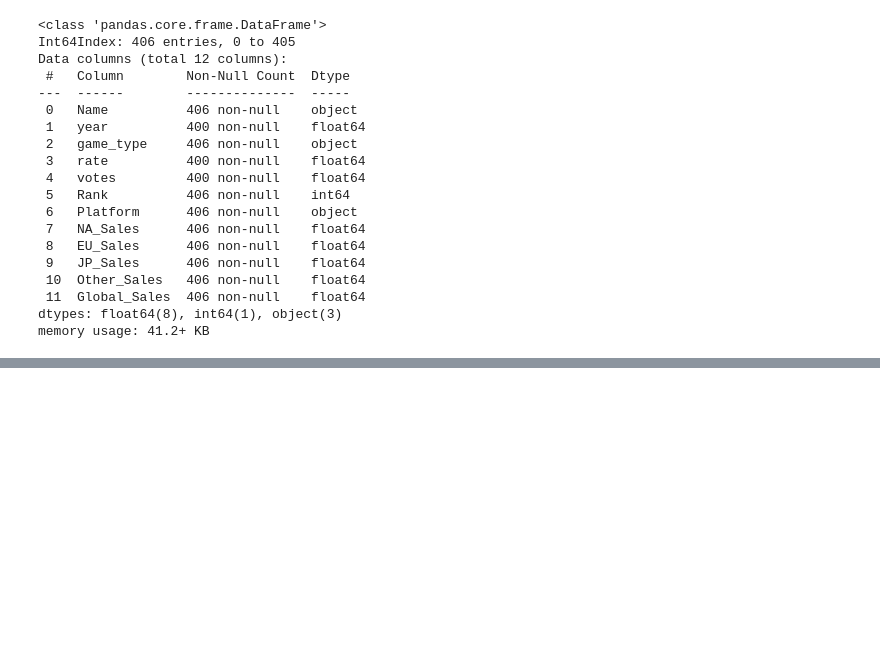
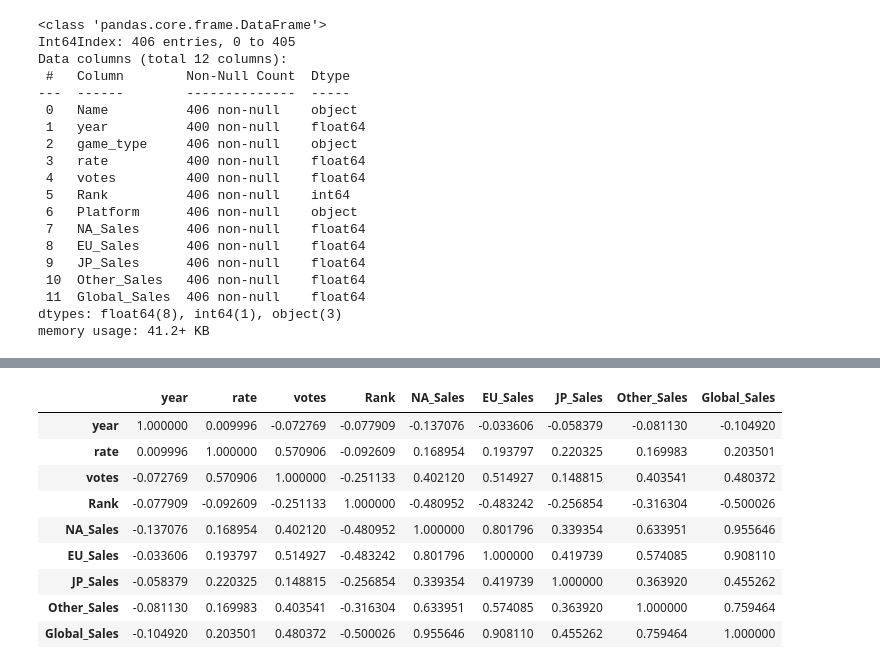
Before and after one commit to RazanAlzahrani1/VideoGames_Regression, a Jupyter notebook: Untitled.ipynb, the cells around one changed output, grey strips where cells are left out. Saved outputs shown, nothing was run; the diff lists cells and outputs as text; code cells hidden in the pictures; blank space fills up the shorter version.

```diff
--- a/Untitled.ipynb
+++ b/Untitled.ipynb
@@ -303,9 +322,3 @@ df1['game_type'].tolist()
  'Action, Adventure, Crime',
  'Action, Adventure, Crime',
  'Action, Adventure, Crime']
-# %%
-
-df1['game_type']=df1['game_type'].str.replace('banned\n|\n\n','')
-df1['game_type']=df1['game_type'].str.replace('\n|\nAnnounced','')
-df1['game_type']=df1['game_type'].str.replace('|','')
-df1['game_type']=df1['game_type'].str.replace('Announced','')
@@ -327,0 +325,5 @@ df1
+# %%
+df1['game_type']=df1['game_type'].str.replace('banned\n|\n\n','')
+df1['game_type']=df1['game_type'].str.replace(' \n|\nAnnounced|','')
+
+df1['game_type']=df1['game_type'].str.replace('|','')
@@ -368,2 +413,15 @@ df1.describe()
 # %%
 df1.to_csv('merge_video_game.csv')
+# %%
+df1.corr()
+# %% [output]
+|  | year | rate | votes | Rank | NA_Sales | EU_Sales | JP_Sales | Other_Sales | Global_Sales |
+| year | 1.000000 | 0.009996 | -0.072769 | -0.077909 | -0.137076 | -0.033606 | -0.058379 | -0.081130 | -0.104920 |
+| rate | 0.009996 | 1.000000 | 0.570906 | -0.092609 | 0.168954 | 0.193797 | 0.220325 | 0.169983 | 0.203501 |
+| votes | -0.072769 | 0.570906 | 1.000000 | -0.251133 | 0.402120 | 0.514927 | 0.148815 | 0.403541 | 0.480372 |
+| Rank | -0.077909 | -0.092609 | -0.251133 | 1.000000 | -0.480952 | -0.483242 | -0.256854 | -0.316304 | -0.500026 |
+| NA_Sales | -0.137076 | 0.168954 | 0.402120 | -0.480952 | 1.000000 | 0.801796 | 0.339354 | 0.633951 | 0.955646 |
+| EU_Sales | -0.033606 | 0.193797 | 0.514927 | -0.483242 | 0.801796 | 1.000000 | 0.419739 | 0.574085 | 0.908110 |
+| JP_Sales | -0.058379 | 0.220325 | 0.148815 | -0.256854 | 0.339354 | 0.419739 | 1.000000 | 0.363920 | 0.455262 |
+| Other_Sales | -0.081130 | 0.169983 | 0.403541 | -0.316304 | 0.633951 | 0.574085 | 0.363920 | 1.000000 | 0.759464 |
+| Global_Sales | -0.104920 | 0.203501 | 0.480372 | -0.500026 | 0.955646 | 0.908110 | 0.455262 | 0.759464 | 1.000000 |
```
Also changed, not shown: parts of 23 cells of this notebook, 1 other file.
